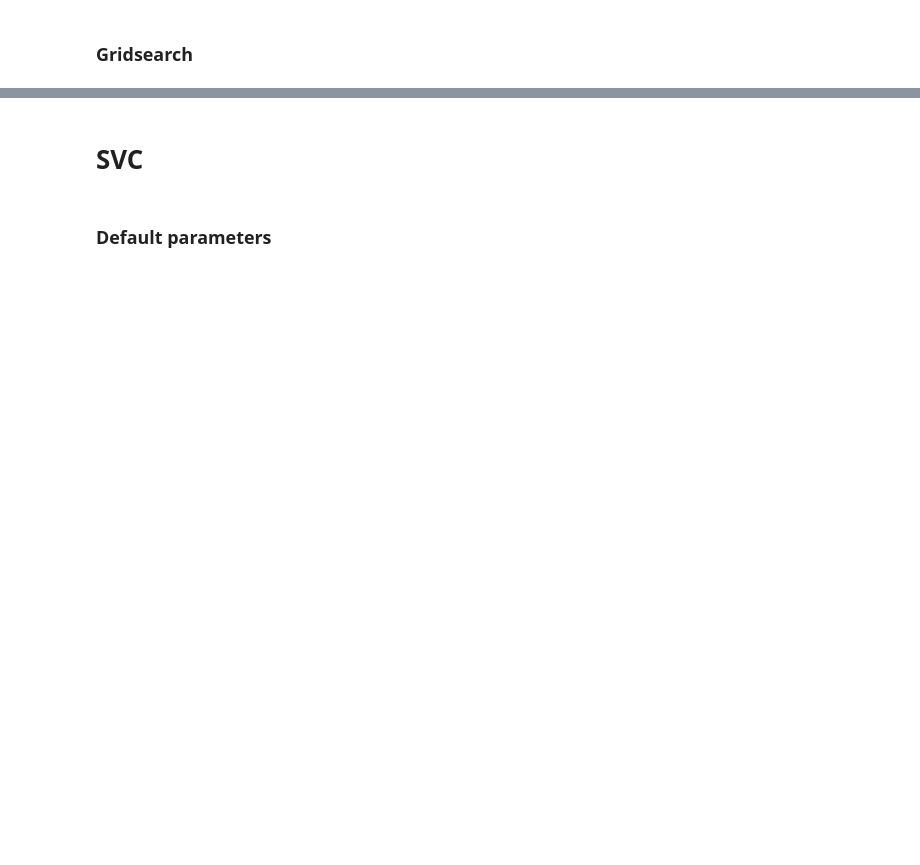
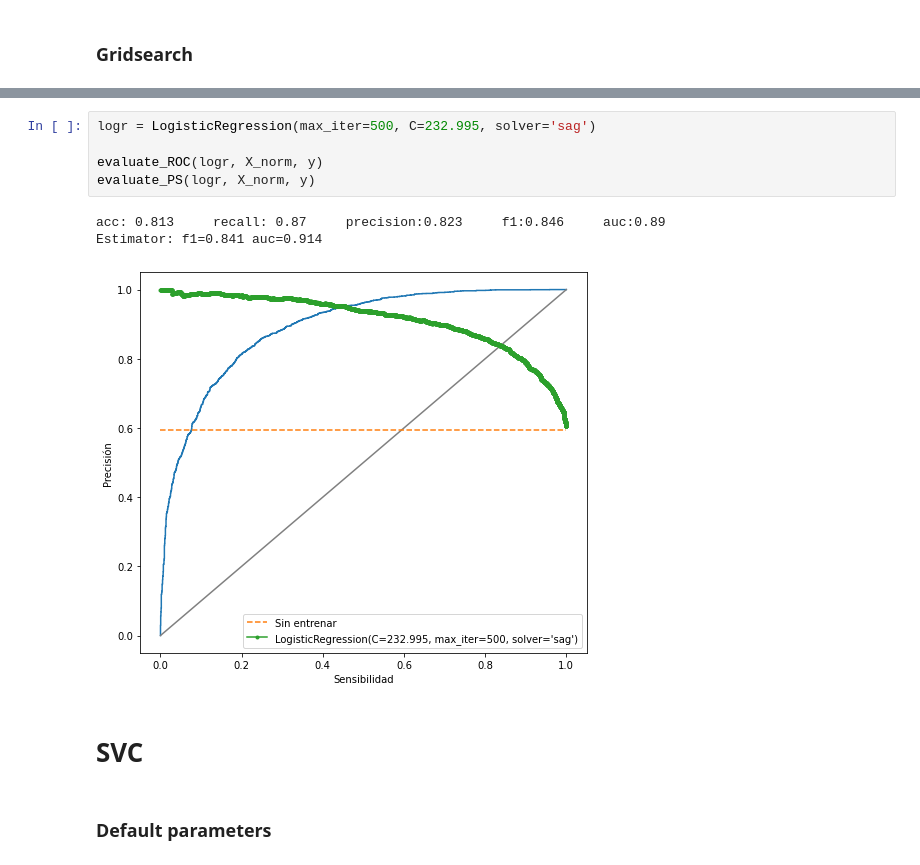
Before and after one commit to robertomanzanolopez/nba_statistics_prediction, a Jupyter notebook: model_creation.ipynb, the cells around one changed output, grey strips where cells are left out. Cells and saved outputs as stored; diff of their text form; blank space fills up the shorter version.

```diff
--- a/model_creation.ipynb
+++ b/model_creation.ipynb
@@ -299,3 +381,12 @@ resultados
+# %%
+logr = LogisticRegression(max_iter=500, C=232.995, solver='sag')
+
+evaluate_ROC(logr, X_norm, y)
+evaluate_PS(logr, X_norm, y)
+# %% [output]
+acc: 0.813     recall: 0.87     precision:0.823     f1:0.846     auc:0.89
+Estimator: f1=0.841 auc=0.914
+[figure, added]
 # %% [markdown]
 # SVC
 # %% [markdown]
```
Also changed, not shown: parts of 29 cells of this notebook.
